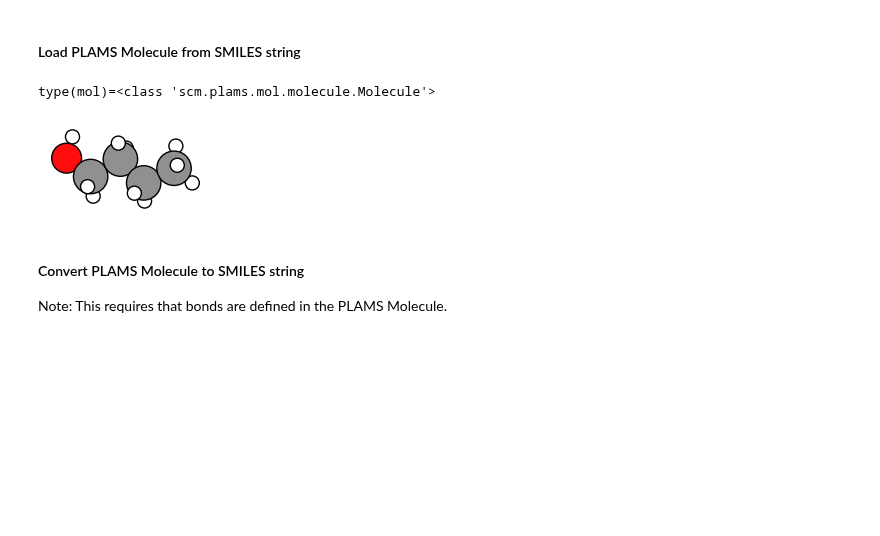
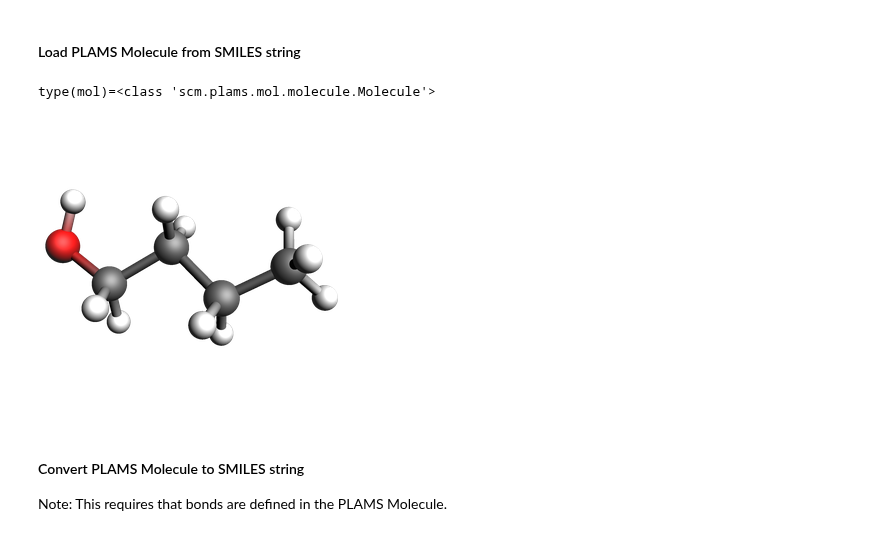
Before and after one commit to SCM-NV/PLAMS, a Jupyter notebook: examples/MoleculeFormats/MoleculeFormats.ipynb, the cells around one changed output. Drawn from its saved outputs; the diff is of its cells as text; code cells hidden in the pictures; blank space fills up the shorter version.

Commit message:
Update molecular formats example images

```diff
--- a/examples/MoleculeFormats/MoleculeFormats.ipynb
+++ b/examples/MoleculeFormats/MoleculeFormats.ipynb
@@ -30,12 +39,12 @@ def head(filename, n: int = 4):
 # %%
 from scm.plams import from_smiles, Molecule, plot_molecule
 
 mol = from_smiles("CCCCO")
 print(f"{type(mol)=}")
-plot_molecule(mol);
+view(mol, padding=-0.5, width=300, height=300, picture_path="example_mol.png")
 # %% [output]
 type(mol)=<class 'scm.plams.mol.molecule.Molecule'>
-[figure, old version]
+[figure, new version]
 # %% [markdown]
 #### Convert PLAMS Molecule to SMILES string
 
```
Also changed, not shown: parts of 13 cells of this notebook, 13 other files.
